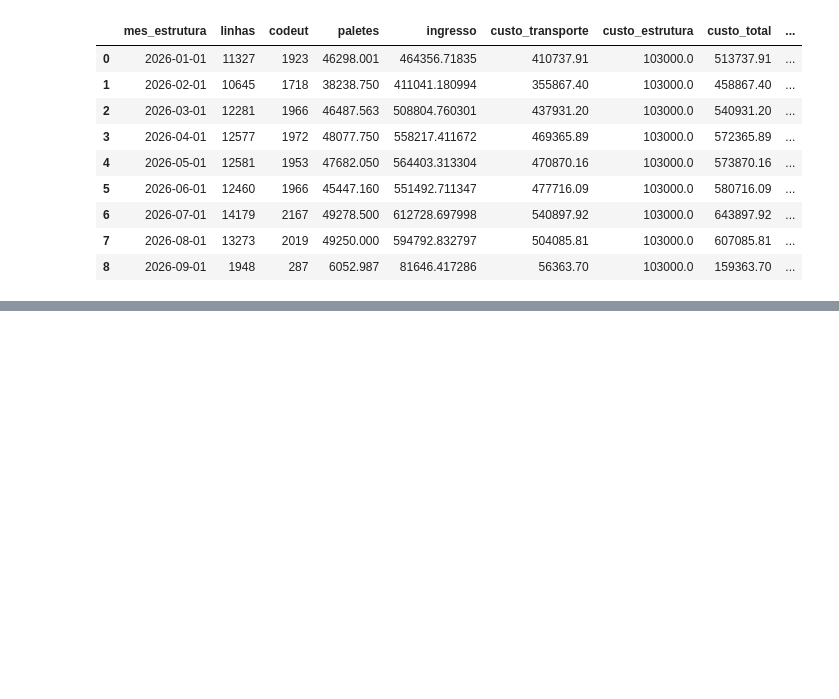
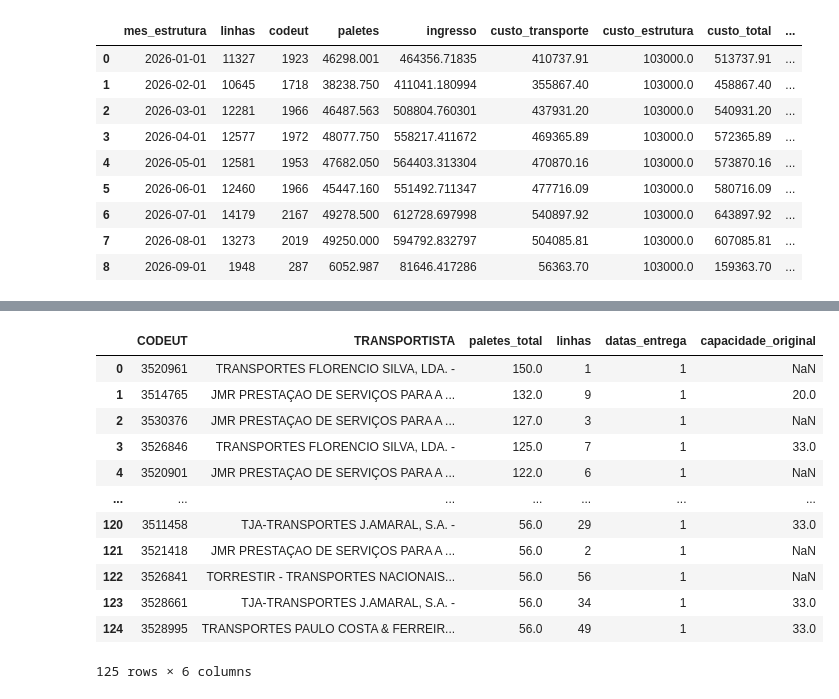
Before and after one commit to ruben-filipe-rocha/Salvesen, a Jupyter notebook: 02.Analise_Financeira/01_Fin_PBI_MAC_excel_V1_C.ipynb, the cells around one changed output, grey strips where cells are left out. Saved outputs shown, nothing was run; the diff lists cells and outputs as text; code cells hidden in the pictures; blank space fills up the shorter version.

```diff
--- a/02.Analise_Financeira/01_Fin_PBI_MAC_excel_V1_C.ipynb
+++ b/02.Analise_Financeira/01_Fin_PBI_MAC_excel_V1_C.ipynb
@@ -2021,0 +2912,48 @@ validacao_parquet
+# %%
+# ==========================
+# 1. Analisar CODEUT com mais de 55 paletes
+# ==========================
+codeut_suspeitos = (
+    df_agosto
+    .groupby("CODEUT", as_index=False)
+    .agg(
+        TRANSPORTISTA=("TRANSPORTISTA", "first"),
+        paletes_total=("PALETS", "sum"),
+        linhas=("CODEUT", "size"),
+        datas_entrega=("FENTREGA", "nunique"),
+        capacidade_original=("capacidade_norm", "first"),
+    )
+)
+
+# ==========================
+# 2. Filtrar casos impossíveis para um único duplo deck
+# ==========================
+codeut_suspeitos = (
+    codeut_suspeitos[
+        codeut_suspeitos["paletes_total"] > 55
+    ]
+    .sort_values(
+        "paletes_total",
+        ascending=False
+    )
+    .reset_index(drop=True)
+)
+
+# ==========================
+# 3. Mostrar
+# ==========================
+codeut_suspeitos
+# %% [output]
+|  | CODEUT | TRANSPORTISTA | paletes_total | linhas | datas_entrega | capacidade_original |
+| 0 | 3520961 | TRANSPORTES FLORENCIO SILVA, LDA. - | 150.0 | 1 | 1 | NaN |
+| 1 | 3514765 | JMR PRESTAÇAO DE SERVIÇOS PARA A ... | 132.0 | 9 | 1 | 20.0 |
+| 2 | 3530376 | JMR PRESTAÇAO DE SERVIÇOS PARA A ... | 127.0 | 3 | 1 | NaN |
+| 3 | 3526846 | TRANSPORTES FLORENCIO SILVA, LDA. - | 125.0 | 7 | 1 | 33.0 |
+| 4 | 3520901 | JMR PRESTAÇAO DE SERVIÇOS PARA A ... | 122.0 | 6 | 1 | NaN |
+| ... | ... | ... | ... | ... | ... | ... |
+| 120 | 3511458 | TJA-TRANSPORTES J.AMARAL, S.A. - | 56.0 | 29 | 1 | 33.0 |
+| 121 | 3521418 | JMR PRESTAÇAO DE SERVIÇOS PARA A ... | 56.0 | 2 | 1 | NaN |
+| 122 | 3526841 | TORRESTIR - TRANSPORTES NACIONAIS... | 56.0 | 56 | 1 | NaN |
+| 123 | 3528661 | TJA-TRANSPORTES J.AMARAL, S.A. - | 56.0 | 34 | 1 | 33.0 |
+| 124 | 3528995 | TRANSPORTES PAULO COSTA & FERREIR... | 56.0 | 49 | 1 | 33.0 |
+125 rows × 6 columns
```
Also changed, not shown: parts of 9 cells of this notebook, 2 other files.
